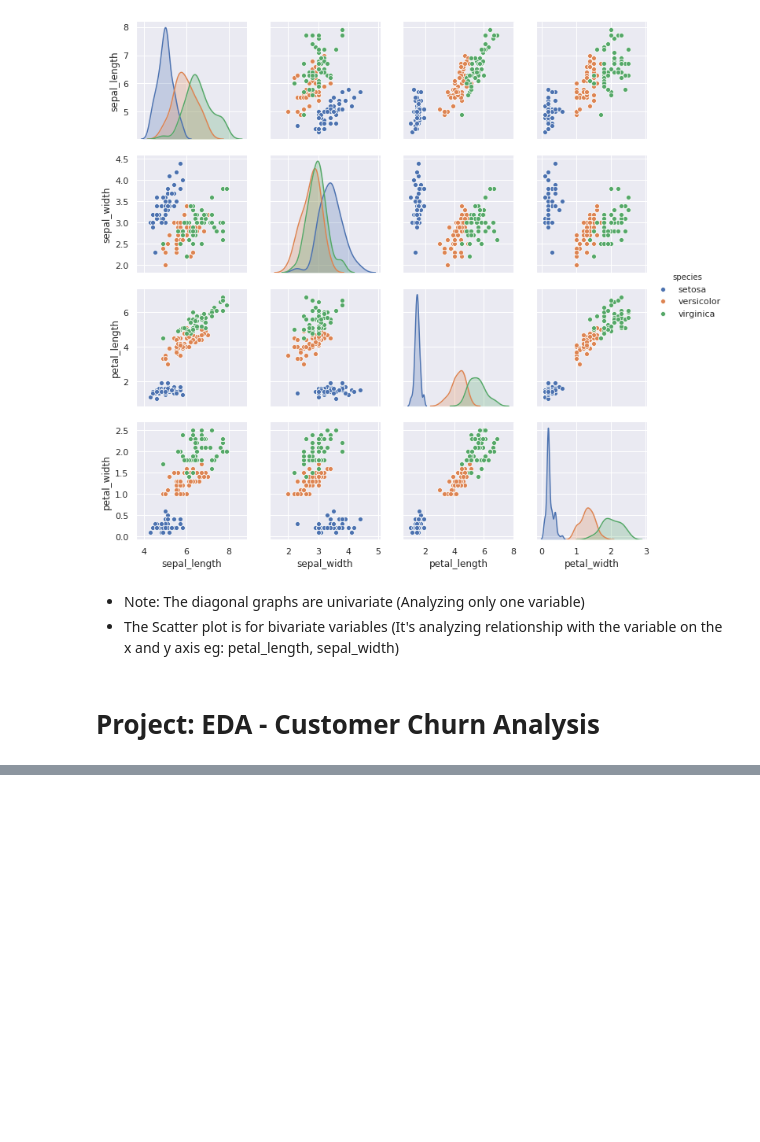
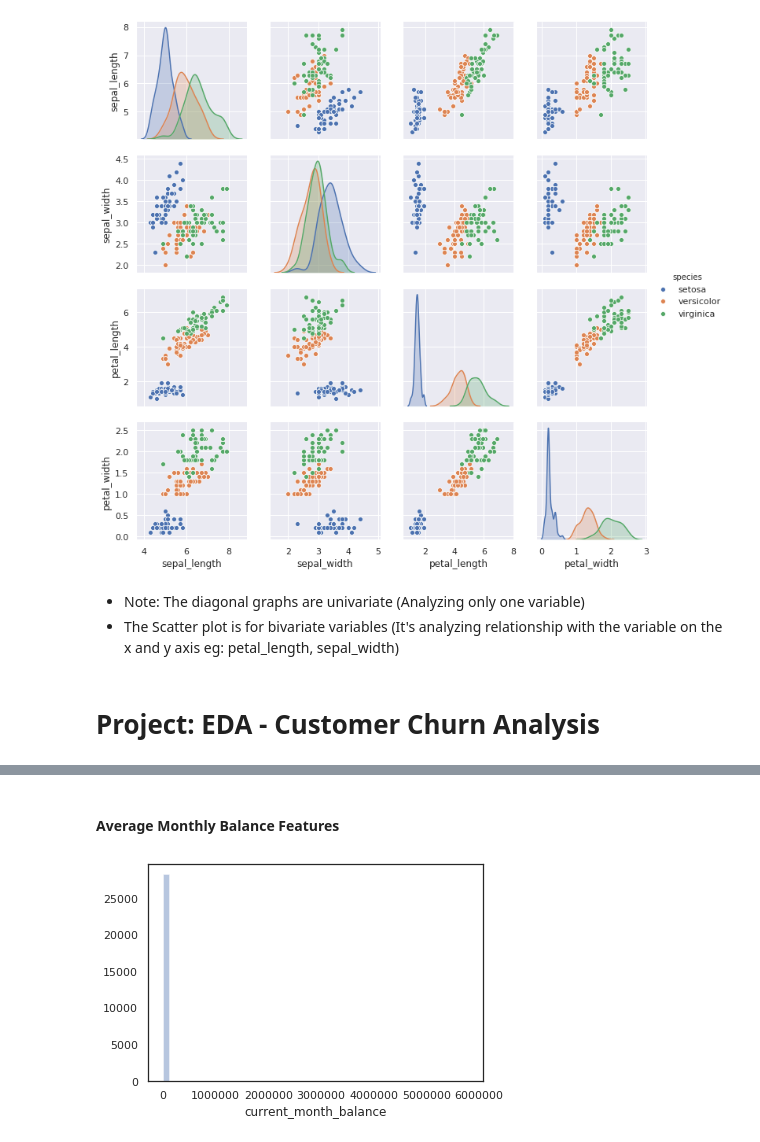
Before and after one commit to sntshred/DataScience, a Jupyter notebook: Operators.ipynb, the cells around one changed output, grey strips where cells are left out. Drawn from its saved outputs; the diff is of its cells as text; code cells hidden in the pictures; blank space fills up the shorter version.

```diff
--- a/Operators.ipynb
+++ b/Operators.ipynb
@@ -3884,0 +4104,7 @@ sns.pairplot(iris,hue='species',height=2.5)
+# %% [markdown]
+#### Average Monthly Balance Features
+# %%
+sns.distplot(df['current_month_balance'],kde=False)
+plt.show()
+# %% [output]
+[figure, added]
```
Also changed, not shown: parts of 25 cells of this notebook, 2 other files.
